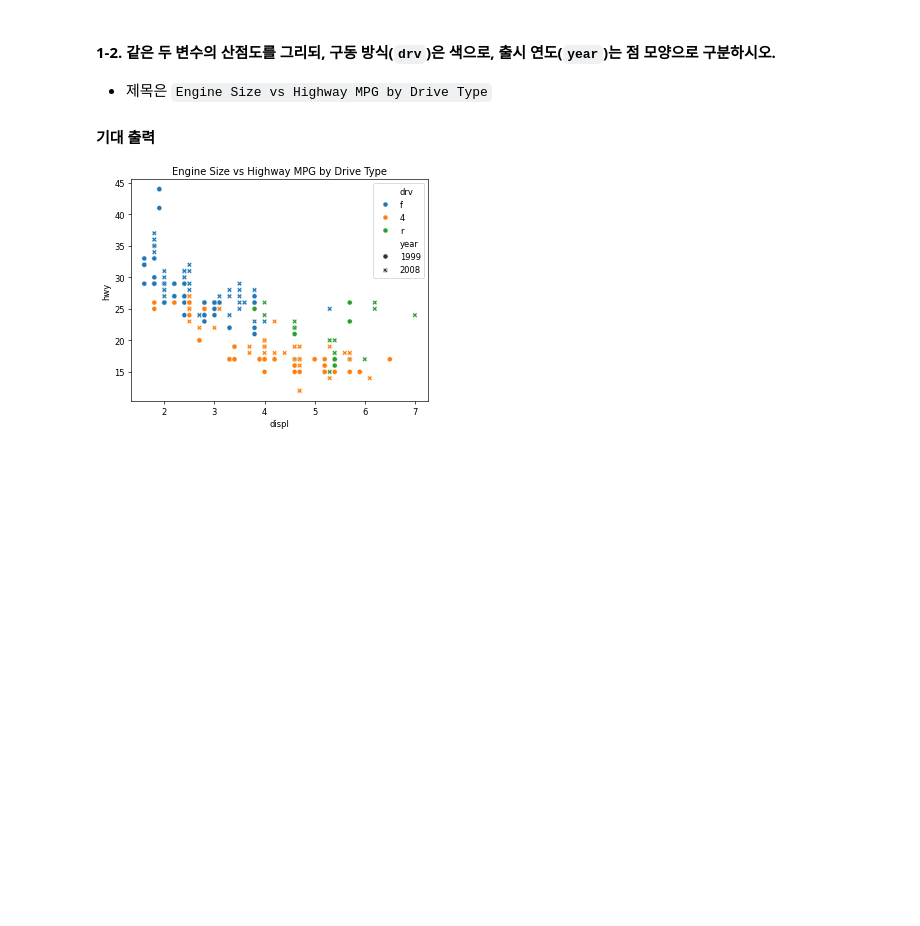
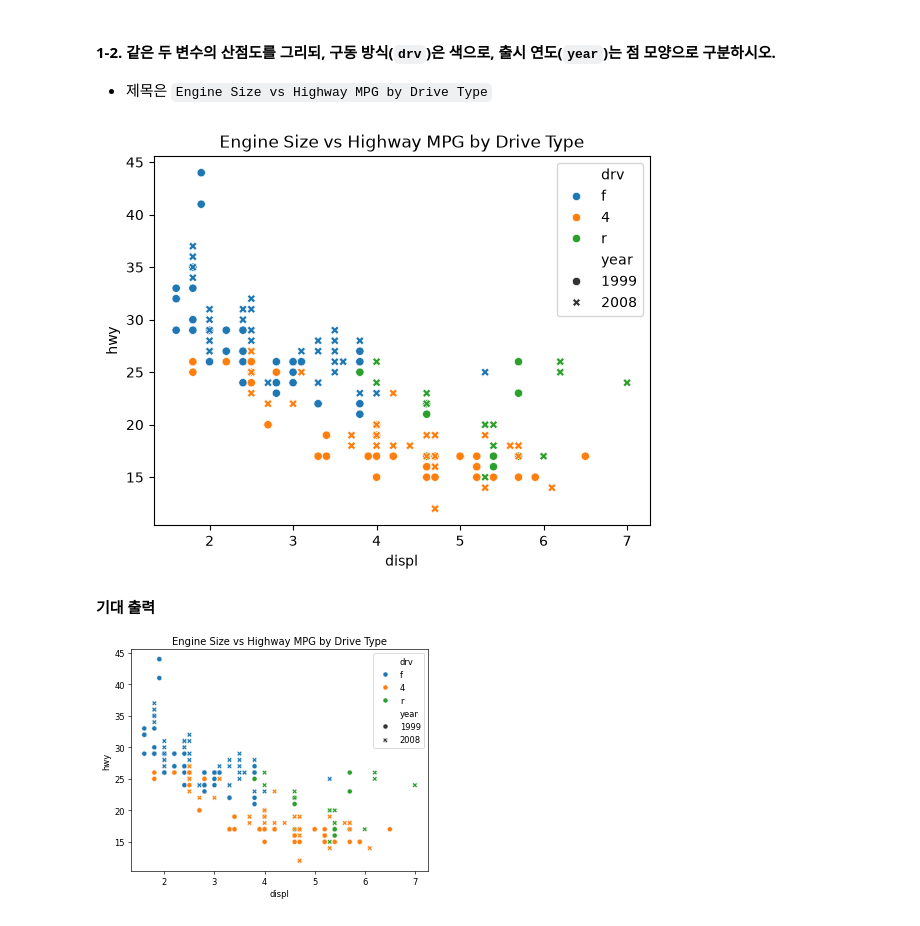
Before and after one commit to koreatechcheeseduck/BasicDataScience_2026-2, a Jupyter notebook: lec10-2_lab_visualization-2.ipynb, the cells around one changed output. Drawn from its saved outputs; the diff is of its cells as text; code cells hidden in the pictures; blank space fills up the shorter version.

```diff
--- a/lec10-2_lab_visualization-2.ipynb
+++ b/lec10-2_lab_visualization-2.ipynb
@@ -75,3 +74,12 @@ print(mpg[['displ', 'year', 'drv', 'cty', 'hwy', 'category']].head())
+# %%
+# 색과 점 모양으로 구분한 산점도
+sns.scatterplot(data=mpg, x='displ', y='hwy', hue='drv', style='year')
+
+# 제목
+plt.title('Engine Size vs Highway MPG by Drive Type')
+plt.show()
+# %% [output]
+[figure, added]
 # %% [markdown]
 **기대 출력**
 
```
Also changed, not shown: parts of 17 cells of this notebook, 1 other file.
